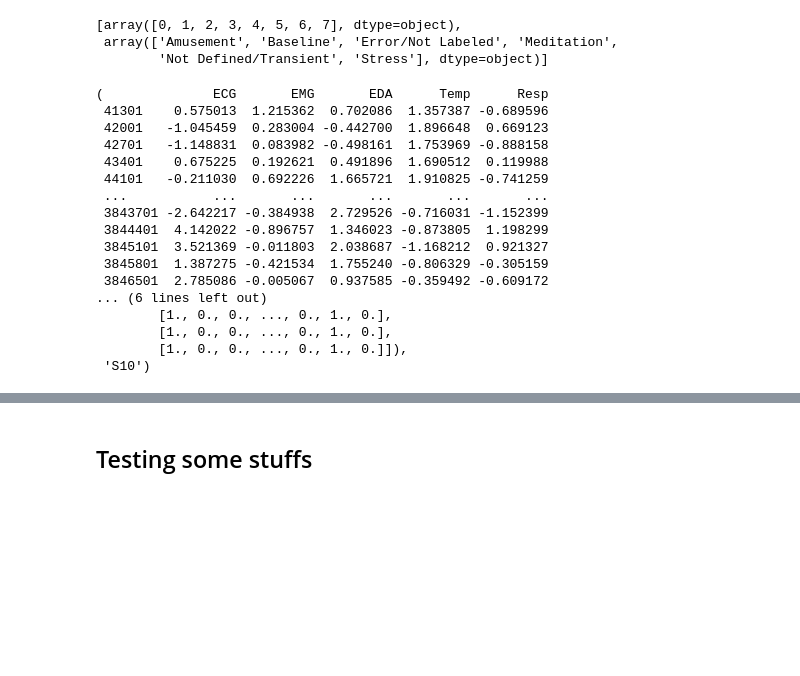
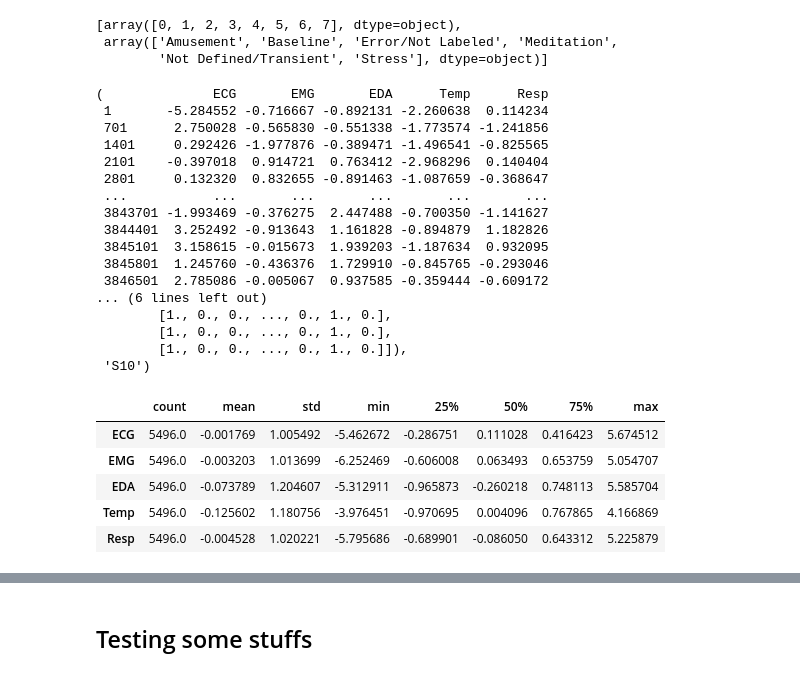
Before and after one commit to arturossouza/unisinos-stress-detection, a Jupyter notebook: stress_detection.ipynb, the cells around one changed output, grey strips where cells are left out. Drawn from its saved outputs; the diff is of its cells as text; code cells hidden in the pictures; blank space fills up the shorter version.

Commit message:
Adding the windwing and improving rolling z-score

```diff
--- a/stress_detection.ipynb
+++ b/stress_detection.ipynb
@@ -120,12 +121,25 @@ enc.categories_
 # %%
 win_size = 60 # represent 1 minute
 
-def rolling_z_score(x, window):
+def simple_rolling_z_score(x, window):
     r = x.rolling(window=window)
     m = r.mean()
     s = r.std(ddof=0)
     z = (x-m)/s
-    return z[window-1:]
+    return z
+# %%
+def rolling_z_score(df, win_size):
+
+    copy_df = df.copy()
+
+    for i in range(len(df) - win_size + 1):
+        slicer = slice(i, win_size + i)
+        mean = df[slicer].mean()
+        std = df[slicer].std(ddof=0)
+
+        copy_df[slicer] = (df[slicer] - mean) / std
+
+    return copy_df
 # %%
 clean_chest_data = []
 
@@ -163,19 +176,30 @@ sample = clean_chest_data[0]
 sample
 # %% [output]
 (              ECG       EMG       EDA      Temp      Resp
- 41301    0.575013  1.215362  0.702086  1.357387 -0.689596
- 42001   -1.045459  0.283004 -0.442700  1.896648  0.669123
- 42701   -1.148831  0.083982 -0.498161  1.753969 -0.888158
- 43401    0.675225  0.192621  0.491896  1.690512  0.119988
- 44101   -0.211030  0.692226  1.665721  1.910825 -0.741259
+ 1       -5.284552 -0.716667 -0.892131 -2.260638  0.114234
+ 701      2.750028 -0.565830 -0.551338 -1.773574 -1.241856
+ 1401     0.292426 -1.977876 -0.389471 -1.496541 -0.825565
+ 2101    -0.397018  0.914721  0.763412 -2.968296  0.140404
+ 2801     0.132320  0.832655 -0.891463 -1.087659 -0.368647
  ...           ...       ...       ...       ...       ...
- 3843701 -2.642217 -0.384938  2.729526 -0.716031 -1.152399
- 3844401  4.142022 -0.896757  1.346023 -0.873805  1.198299
- 3845101  3.521369 -0.011803  2.038687 -1.168212  0.921327
- 3845801  1.387275 -0.421534  1.755240 -0.806329 -0.305159
- 3846501  2.785086 -0.005067  0.937585 -0.359492 -0.609172
+ 3843701 -1.993469 -0.376275  2.447488 -0.700350 -1.141627
+ 3844401  3.252492 -0.913643  1.161828 -0.894879  1.182826
+ 3845101  3.158615 -0.015673  1.939203 -1.187634  0.932095
+ 3845801  1.245760 -0.436376  1.729910 -0.845765 -0.293046
+ 3846501  2.785086 -0.005067  0.937585 -0.359444 -0.609172
 ... (6 lines left out)
         [1., 0., 0., ..., 0., 1., 0.],
         [1., 0., 0., ..., 0., 1., 0.],
         [1., 0., 0., ..., 0., 1., 0.]]),
  'S10')
+# %%
+sample_data_df = sample[0]
+# %%
+sample_data_df.describe().transpose()
+# %% [output]
+|  | count | mean | std | min | 25% | 50% | 75% | max |
+| ECG | 5496.0 | -0.001769 | 1.005492 | -5.462672 | -0.286751 | 0.111028 | 0.416423 | 5.674512 |
+| EMG | 5496.0 | -0.003203 | 1.013699 | -6.252469 | -0.606008 | 0.063493 | 0.653759 | 5.054707 |
+| EDA | 5496.0 | -0.073789 | 1.204607 | -5.312911 | -0.965873 | -0.260218 | 0.748113 | 5.585704 |
+| Temp | 5496.0 | -0.125602 | 1.180756 | -3.976451 | -0.970695 | 0.004096 | 0.767865 | 4.166869 |
+| Resp | 5496.0 | -0.004528 | 1.020221 | -5.795686 | -0.689901 | -0.086050 | 0.643312 | 5.225879 |
```
Also changed, not shown: parts of 24 cells of this notebook.
